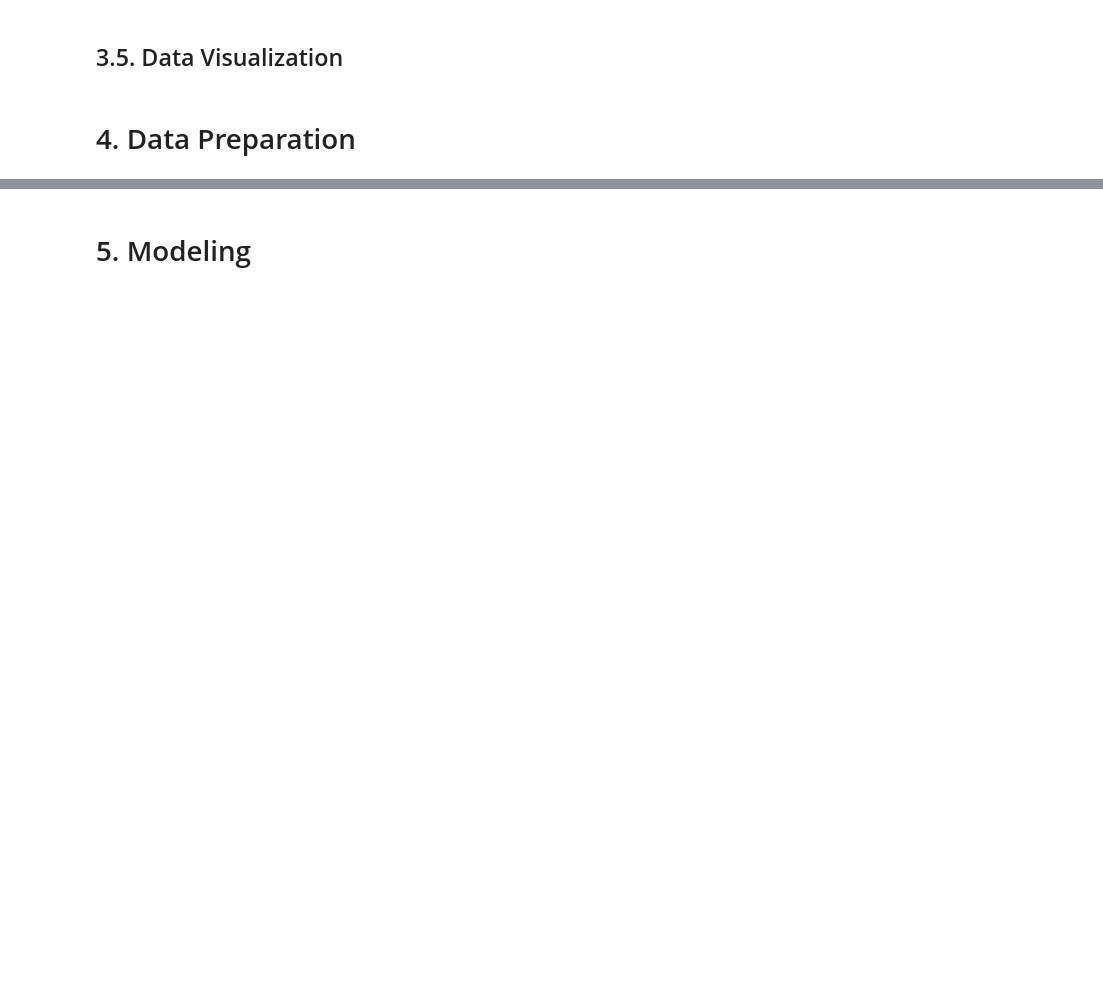
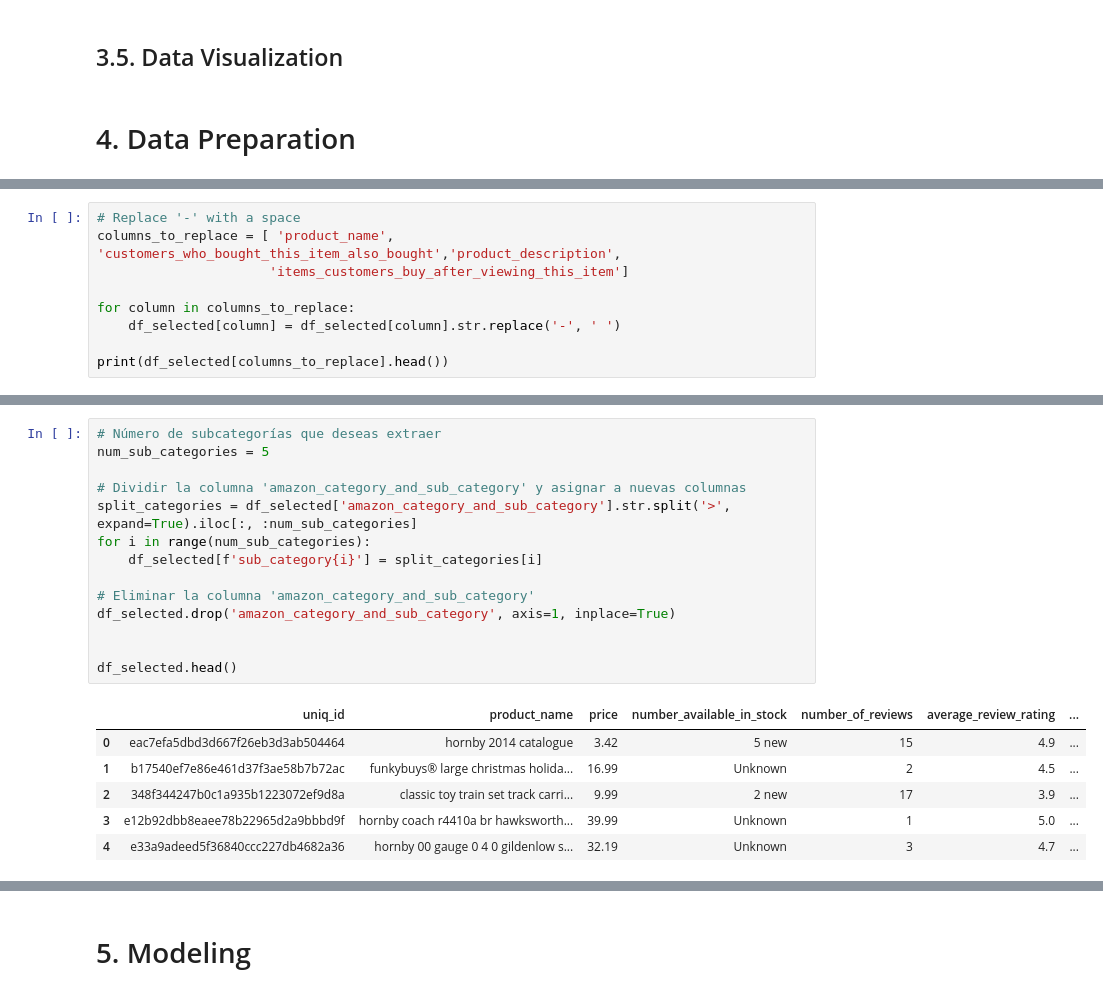
Before and after one commit to FJGM2023015/Recommendation-System-Market-Basket-Analysis-, a Jupyter notebook: recomm_system_market_basket_analysis.ipynb, the cells around one changed output, grey strips where cells are left out. Saved outputs shown, nothing was run; the diff lists cells and outputs as text; blank space fills up the shorter version.

```diff
--- a/recomm_system_market_basket_analysis.ipynb
+++ b/recomm_system_market_basket_analysis.ipynb
@@ -291,0 +267,9 @@ print(df_selected[columns_to_replace].head())
+# %%
+# Replace '-' with a space
+columns_to_replace = [ 'product_name', 'customers_who_bought_this_item_also_bought','product_description',
+                      'items_customers_buy_after_viewing_this_item']
+
+for column in columns_to_replace:
+    df_selected[column] = df_selected[column].str.replace('-', ' ')
+
+print(df_selected[columns_to_replace].head())
@@ -291,0 +294,21 @@ print(df_selected[columns_to_replace].head())
+# %%
+# Número de subcategorías que deseas extraer
+num_sub_categories = 5
+
+# Dividir la columna 'amazon_category_and_sub_category' y asignar a nuevas columnas
+split_categories = df_selected['amazon_category_and_sub_category'].str.split('>', expand=True).iloc[:, :num_sub_categories]
+for i in range(num_sub_categories):
+    df_selected[f'sub_category{i}'] = split_categories[i]
+
+# Eliminar la columna 'amazon_category_and_sub_category'
+df_selected.drop('amazon_category_and_sub_category', axis=1, inplace=True)
+
+
+df_selected.head()
+# %% [output]
+|  | uniq_id | product_name | price | number_available_in_stock | number_of_reviews | average_review_rating | ... |
+| 0 | eac7efa5dbd3d667f26eb3d3ab504464 | hornby 2014 catalogue | 3.42 | 5 new | 15 | 4.9 | ... |
+| 1 | b17540ef7e86e461d37f3ae58b7b72ac | funkybuys® large christmas holida... | 16.99 | Unknown | 2 | 4.5 | ... |
+| 2 | 348f344247b0c1a935b1223072ef9d8a | classic toy train set track carri... | 9.99 | 2 new | 17 | 3.9 | ... |
+| 3 | e12b92dbb8eaee78b22965d2a9bbbd9f | hornby coach r4410a br hawksworth... | 39.99 | Unknown | 1 | 5.0 | ... |
+| 4 | e33a9adeed5f36840ccc227db4682a36 | hornby 00 gauge 0 4 0 gildenlow s... | 32.19 | Unknown | 3 | 4.7 | ... |
```
Also changed, not shown: parts of 30 cells of this notebook.
